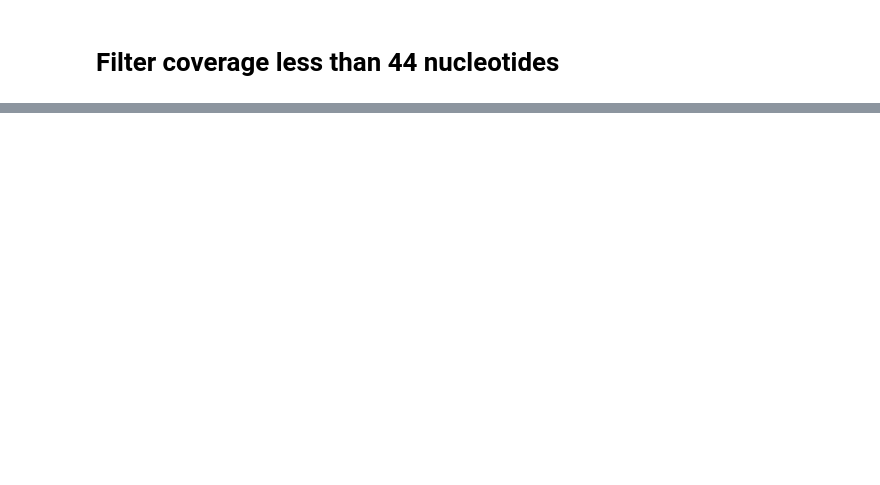
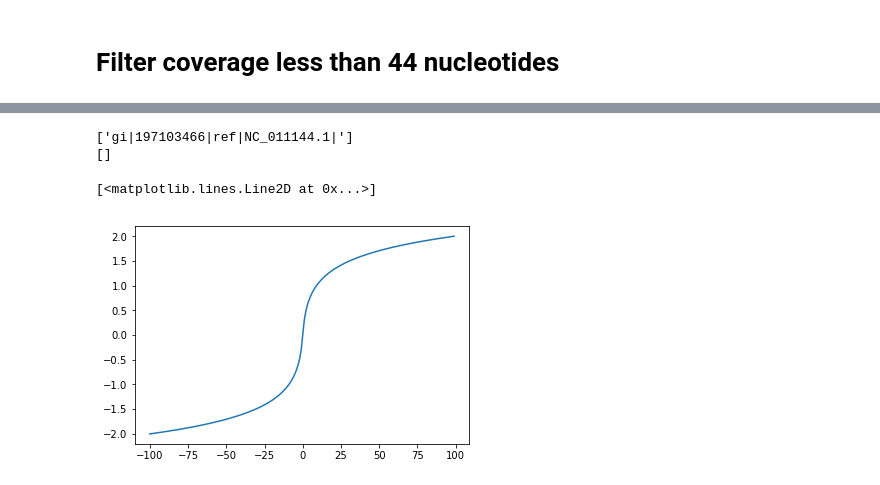
Before and after one commit to fataltes/quickNBs, a Jupyter notebook: pufferfish-krakmap-ISMB.ipynb, the cells around one changed output, grey strips where cells are left out. Cells and saved outputs as stored; diff of their text form; code cells hidden in the pictures; blank space fills up the shorter version.

```diff
--- a/pufferfish-krakmap-ISMB.ipynb
+++ b/pufferfish-krakmap-ISMB.ipynb
@@ -334,0 +385,5 @@ cnt_f1
+# %%
+a = pd.DataFrame.from_csv('/mnt/scratch2/fatemeh/krakpuff/statSummary/before_debug/unfiltered.stat')
+b = pd.DataFrame.from_csv('/mnt/scratch2/fatemeh/krakpuff/statSummary/no_repeated_ref/unfiltered.stat')
+c = pd.DataFrame.from_csv('/mnt/scratch2/fatemeh/krakpuff/statSummary/skip1/unfiltered.stat')
+d = pd.DataFrame.from_csv('/mnt/scratch2/fatemeh/krakpuff/statSummary/unfiltered.stat')
@@ -334,0 +468,6 @@ cnt_f1
+# %%
+print(after_bug['pzu_111491_111670_8e62b'])
+print(before_bug['pzu_111491_111670_8e62b'])
+# %% [output]
+['gi|197103466|ref|NC_011144.1|']
+[]
@@ -334,0 +476,13 @@ cnt_f1
+# %%
+def sign(a):
+    if a > 0:
+        return 1
+    if a <= 0:
+        return -1
+difference = list(range(-100, 100, 1))
+
+log_modulus = [sign(x)*log(abs(x)+1, 10) for x in difference]
+plt.plot(difference, log_modulus)
+# %% [output]
+[<matplotlib.lines.Line2D at 0x...>]
+[figure, added]
```
Also changed, not shown: parts of 17 cells of this notebook.
